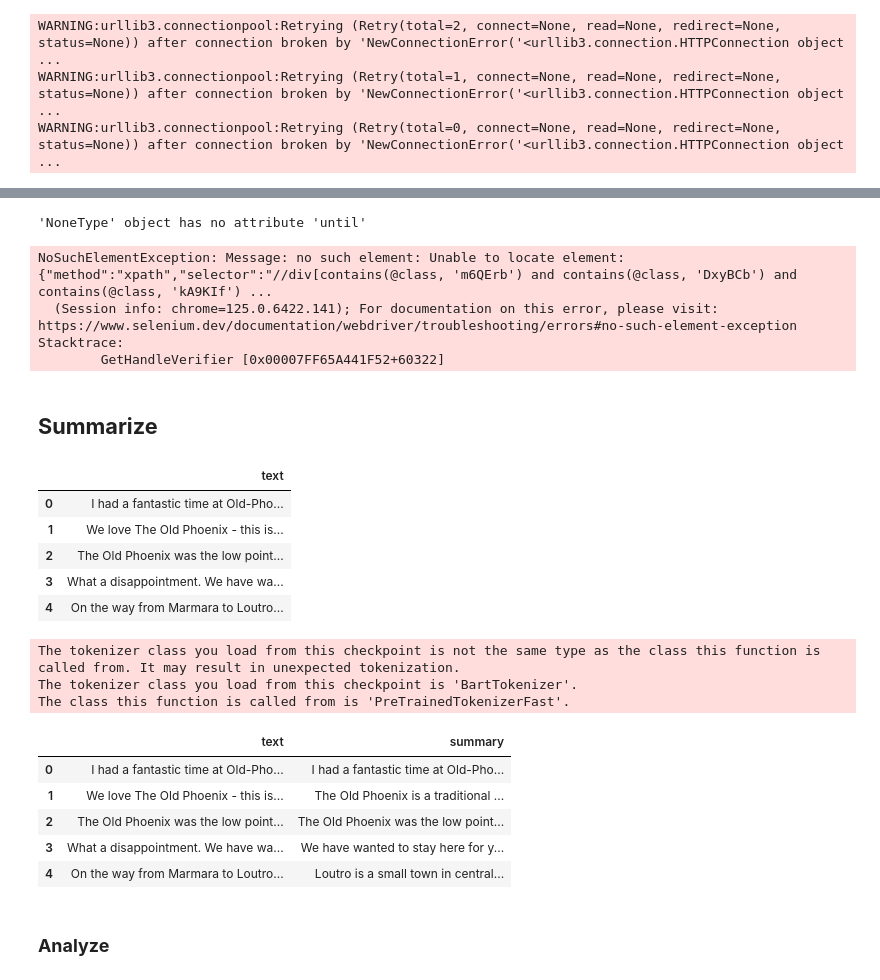
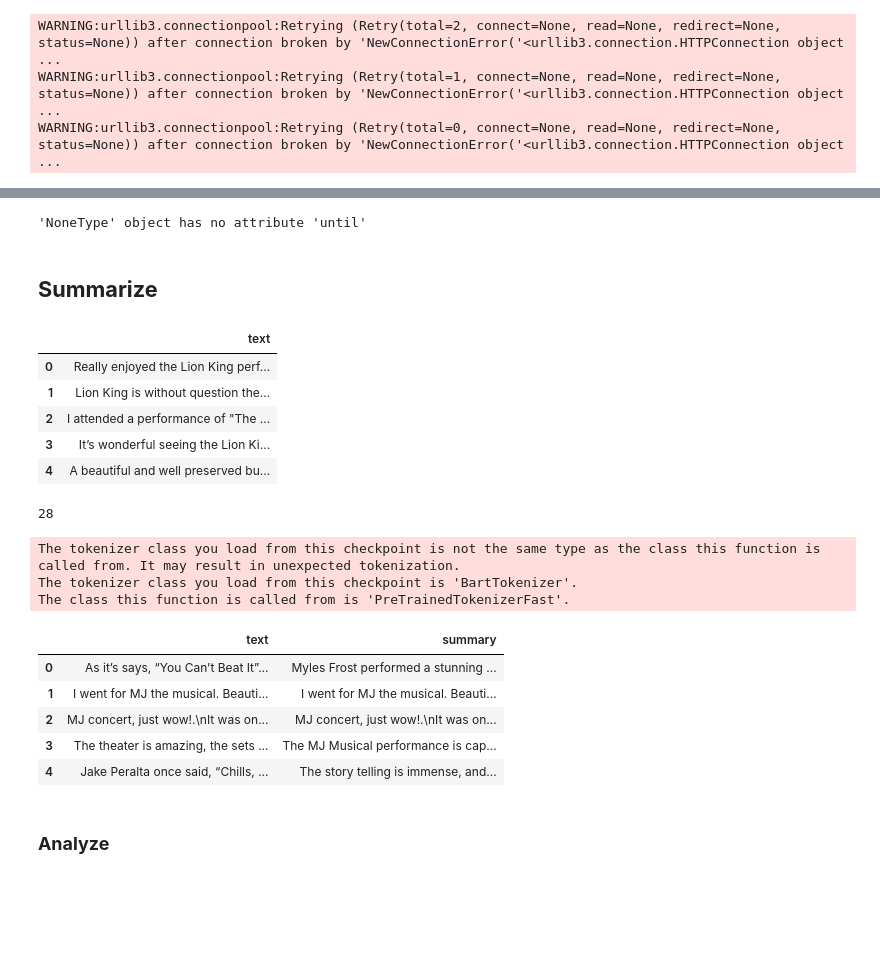
Before and after one commit to danatal29/Bridezilla_NLP, a Jupyter notebook: all/notebook.ipynb, the cells around one changed output, grey strips where cells are left out. Saved outputs shown, nothing was run; the diff lists cells and outputs as text; code cells hidden in the pictures; blank space fills up the shorter version.

Commit message:
full nb without visualizations

```diff
--- a/all/notebook.ipynb
+++ b/all/notebook.ipynb
@@ -38,9 +87,0 @@ reviews1 = scrape(url)
-# %%
-url2 = f'https://www.google.com/maps/place/Villa+Niki/@35.200207,24.078342,15z/data=!4m2!3m1!1s0x0:0x939da5cbfcd24dbc?sa=X&ved=1t:2428&ictx=111'
-reviews2 = scrape(url2)
-# %% [output]
-'NoneType' object has no attribute 'until'
-NoSuchElementException: Message: no such element: Unable to locate element: {"method":"xpath","selector":"//div[contains(@class, 'm6QErb') and contains(@class, 'DxyBCb') and contains(@class, 'kA9KIf') ...
-  (Session info: chrome=125.0.6422.141); For documentation on this error, please visit: https://www.selenium.dev/documentation/webdriver/troubleshooting/errors#no-such-element-exception
-Stacktrace:
-        GetHandleVerifier [0x00007FF65A441F52+60322]
@@ -47,9 +90,20 @@ Stacktrace:
+# %%
+# lyceum
+url2 = f'https://www.google.com/maps/place/Lyceum+Theatre/@51.5101729,-0.1250595,14.84z/data=!4m8!3m7!1s0x47d8ac8952747c71:0x65cbdd71dcb817f0!8m2!3d51.5115402!4d-0.1200807!9m1!1b1!16zL20vMDdobnE5?authuser=1&entry=ttu'
+reviews2 = scrape(url2)
+# %% [output]
+'NoneType' object has no attribute 'until'
 # %%
+import os
 from utils import load_pickle, save_pickle
 
 homedir = 'c:\\Users\\DanaTal\\projects\\nlp\\Bridezilla_NLP\\all\\data'
+homedir = f'/content/drive/MyDrive/colab_projects/Bridezilla_NLP/all'
 reviews_path1 = os.path.join(homedir, 'reviews1.pkl' )
 save_pickle(reviews_path1, reviews1)
+
+reviews_path2 = os.path.join(homedir, 'reviews2.pkl' )
+save_pickle(reviews_path2, reviews2)
 # %% [markdown]
 ## **Summarize**
 # %%
@@ -57,33 +111,41 @@ import pandas as pd
 
 # load revirews
 reviews1 = load_pickle(reviews_path1)
-
 df1 = pd.DataFrame({'text': reviews1})
 df1.head()
+
+reviews2 = load_pickle(reviews_path2)
+df2 = pd.DataFrame({'text': reviews2})
+df2.head()
 # %% [output]
 |  | text |
-| 0 | I had a fantastic time at Old-Pho... |
-| 1 | We love The Old Phoenix - this is... |
-| 2 | The Old Phoenix was the low point... |
-| 3 | What a disappointment. We have wa... |
-| 4 | On the way from Marmara to Loutro... |
+| 0 | Really enjoyed the Lion King perf... |
+| 1 | Lion King is without question the... |
+| 2 | I attended a performance of "The ... |
+| 3 | It’s wonderful seeing the Lion Ki... |
+| 4 | A beautiful and well preserved bu... |
+# %%
+len(df1)
+# %% [output]
+28
 # %%
 from summarizer import TextSummarizer
 
 summarizer = TextSummarizer()
 summarized_df1 = summarizer.summarize(df1)
+summarized_df2 = summarizer.summarize(df2)
 
 #print(summarized_df)
 summarized_df1.head()
 # %% [output]
 The tokenizer class you load from this checkpoint is not the same type as the class this function is called from. It may result in unexpected tokenization.
 The tokenizer class you load from this checkpoint is 'BartTokenizer'.
 The class this function is called from is 'PreTrainedTokenizerFast'.
 |  | text | summary |
-| 0 | I had a fantastic time at Old-Pho... | I had a fantastic time at Old-Pho... |
-| 1 | We love The Old Phoenix - this is... | The Old Phoenix is a traditional ... |
-| 2 | The Old Phoenix was the low point... | The Old Phoenix was the low point... |
-| 3 | What a disappointment. We have wa... | We have wanted to stay here for y... |
-| 4 | On the way from Marmara to Loutro... | Loutro is a small town in central... |
+| 0 | As it’s says, “You Can’t Beat It”... | Myles Frost performed a stunning ... |
+| 1 | I went for MJ the musical. Beauti... | I went for MJ the musical. Beauti... |
+| 2 | MJ concert, just wow!.\nIt was on... | MJ concert, just wow!.\nIt was on... |
+| 3 | The theater is amazing, the sets ... | The MJ Musical performance is cap... |
+| 4 | Jake Peralta once said, “Chills, ... | The story telling is immense, and... |
 # %% [markdown]
 ### **Analyze**
```
Also changed, not shown: parts of 34 cells of this notebook.
